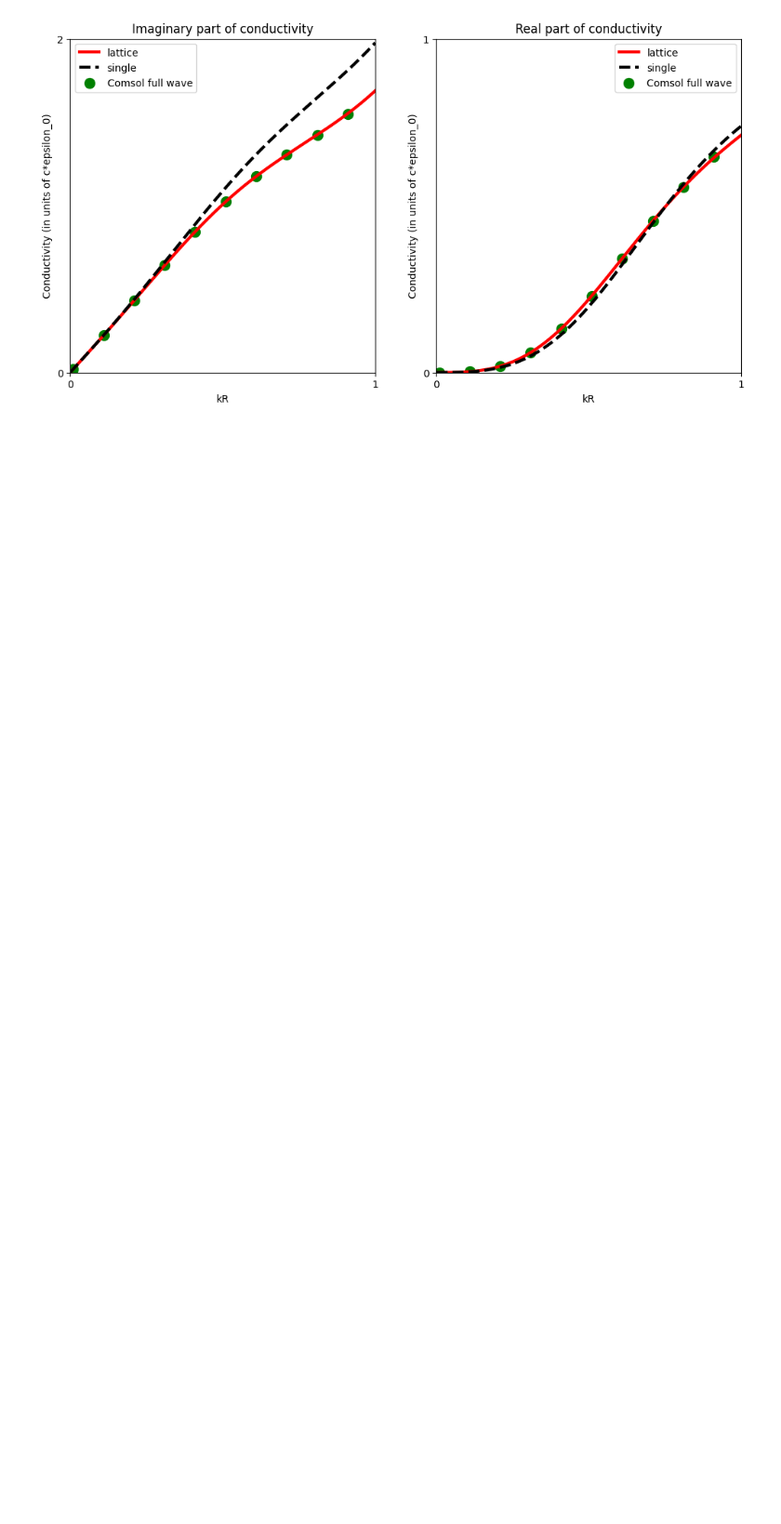
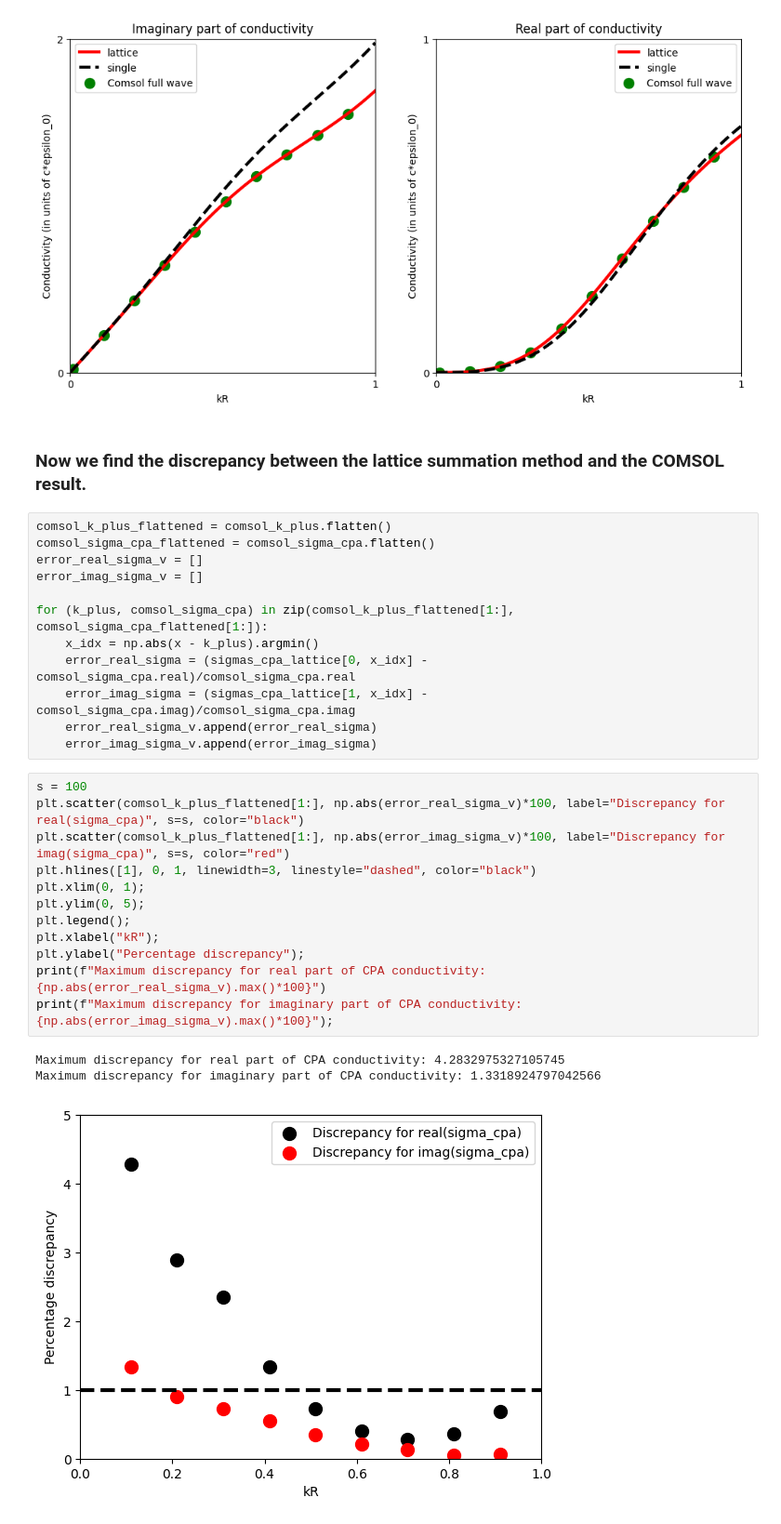
Before and after one commit to AliGhorashiCMT/Coherent-Perfect-Absorption, a Jupyter notebook: cylinders/Dipole lattice sums.ipynb, the cells around one changed output. Shown at 93% size. Drawn from its saved outputs; the diff is of its cells as text; blank space fills up the shorter version.

Commit message:
Checking errors with Ali A's COMSOL simulations

```diff
--- a/cylinders/Dipole lattice sums.ipynb
+++ b/cylinders/Dipole lattice sums.ipynb
@@ -184,3 +186,33 @@ ax2.legend();
 #plt.savefig("./paper/lattice_cpa_conductivity.pdf")
 # %% [output]
 [figure]
+# %% [markdown]
+### Now we find the discrepancy between the lattice summation method and the COMSOL result.
+# %%
+comsol_k_plus_flattened = comsol_k_plus.flatten()
+comsol_sigma_cpa_flattened = comsol_sigma_cpa.flatten()
+error_real_sigma_v = []
+error_imag_sigma_v = []
+
+for (k_plus, comsol_sigma_cpa) in zip(comsol_k_plus_flattened[1:], comsol_sigma_cpa_flattened[1:]):
+    x_idx = np.abs(x - k_plus).argmin()
+    error_real_sigma = (sigmas_cpa_lattice[0, x_idx] - comsol_sigma_cpa.real)/comsol_sigma_cpa.real
+    error_imag_sigma = (sigmas_cpa_lattice[1, x_idx] - comsol_sigma_cpa.imag)/comsol_sigma_cpa.imag
+    error_real_sigma_v.append(error_real_sigma)
+    error_imag_sigma_v.append(error_imag_sigma)
+# %%
+s = 100
+plt.scatter(comsol_k_plus_flattened[1:], np.abs(error_real_sigma_v)*100, label="Discrepancy for real(sigma_cpa)", s=s, color="black")
+plt.scatter(comsol_k_plus_flattened[1:], np.abs(error_imag_sigma_v)*100, label="Discrepancy for imag(sigma_cpa)", s=s, color="red")
+plt.hlines([1], 0, 1, linewidth=3, linestyle="dashed", color="black")
+plt.xlim(0, 1);
+plt.ylim(0, 5);
+plt.legend();
+plt.xlabel("kR");
+plt.ylabel("Percentage discrepancy");
+print(f"Maximum discrepancy for real part of CPA conductivity: {np.abs(error_real_sigma_v).max()*100}")
+print(f"Maximum discrepancy for imaginary part of CPA conductivity: {np.abs(error_imag_sigma_v).max()*100}");
+# %% [output]
+Maximum discrepancy for real part of CPA conductivity: 4.2832975327105745
+Maximum discrepancy for imaginary part of CPA conductivity: 1.3318924797042566
+[figure, added]
```
Also changed, not shown: parts of 2 cells of this notebook.
